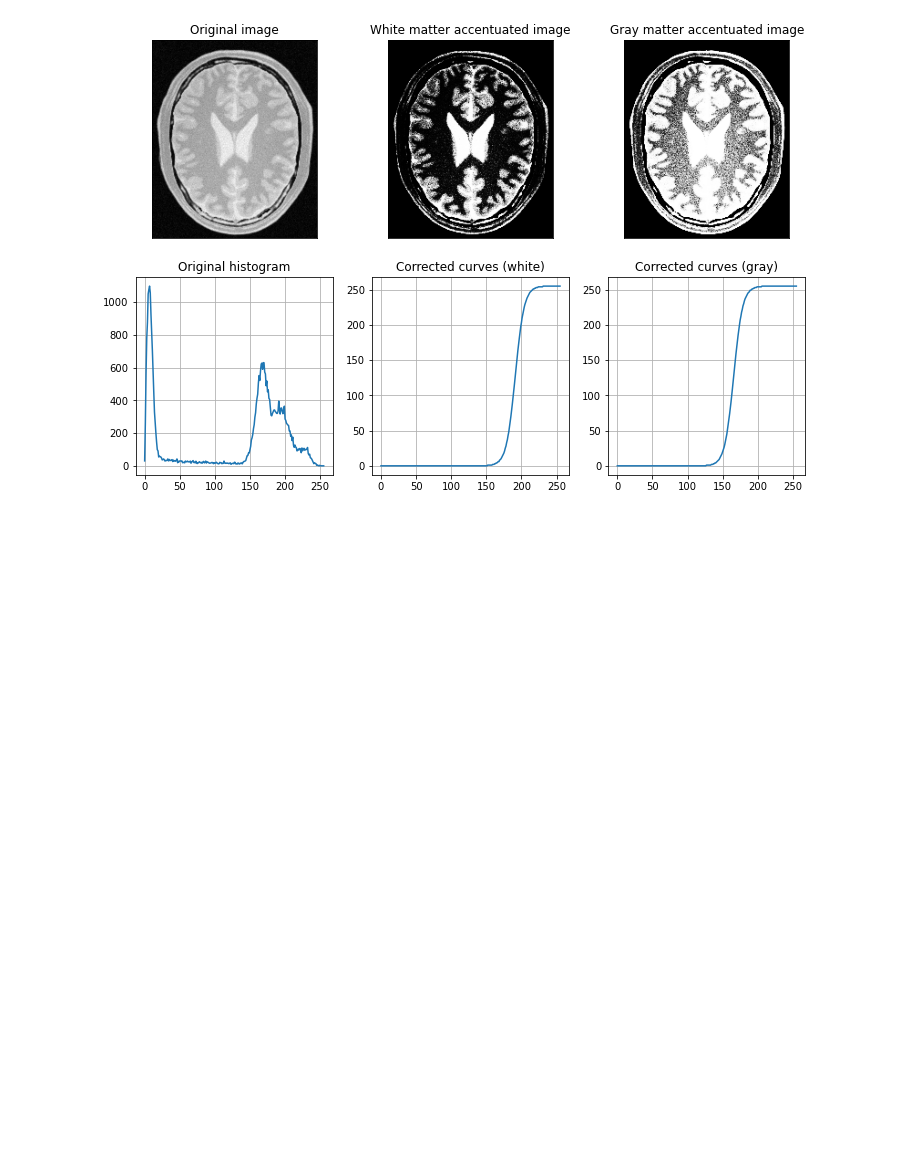
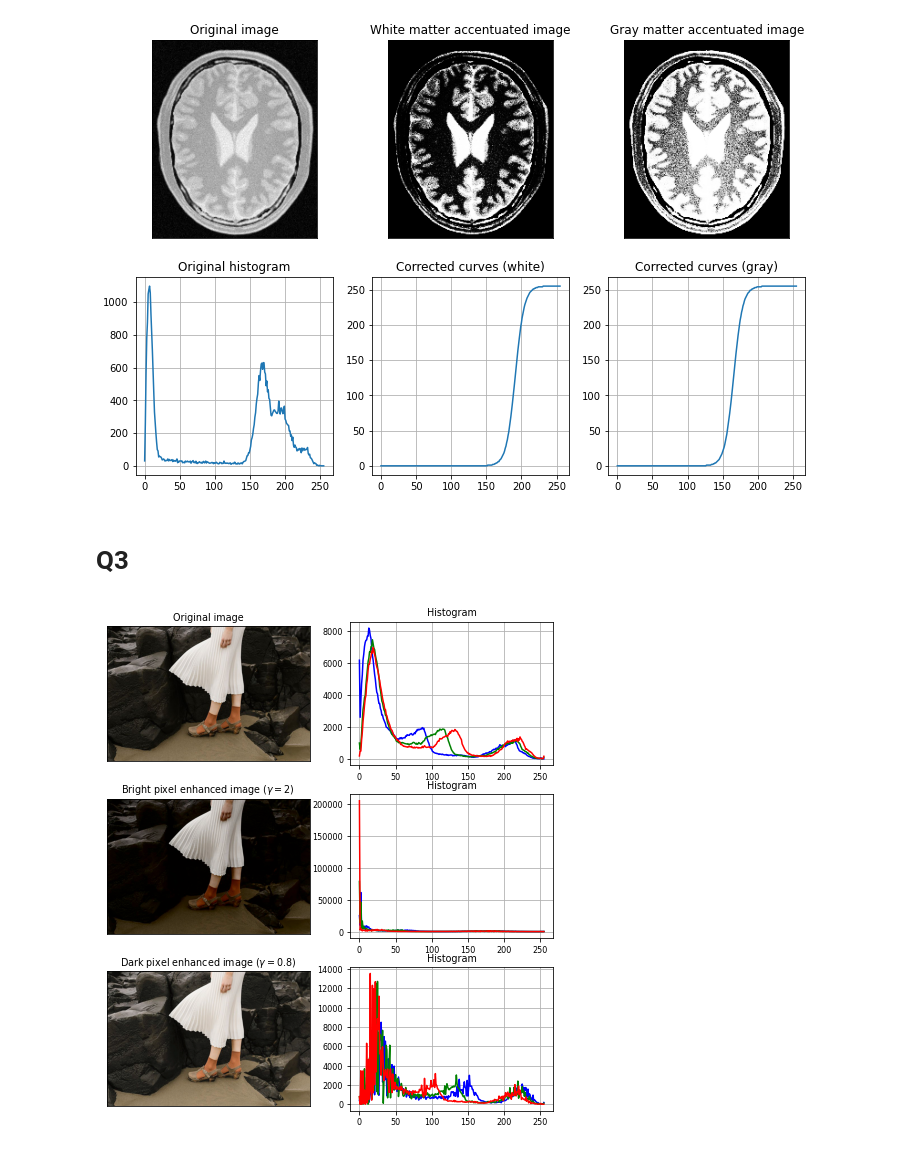
Before and after one commit to Avishka-Perera/UoM-S4-EN2550-Assignments, a Jupyter notebook: Answers/Assignment-1/assignment-1.ipynb, the cells around one changed output. Cells and saved outputs as stored; diff of their text form; code cells hidden in the pictures; blank space fills up the shorter version.

```diff
--- a/Answers/Assignment-1/assignment-1.ipynb
+++ b/Answers/Assignment-1/assignment-1.ipynb
@@ -82,3 +83,65 @@ ax[1][2].set_title("Corrected curves (gray)")
 plt.show()
 # %% [output]
 [figure]
+# %% [markdown]
+# Q3
+# %%
+font = {'size'   : 8}
+
+matplotlib.rc('font', **font)
+
+fig, ax = plt.subplots(3,2,figsize=(8,9))
+
+inp_img = cv.imread("assets/highlights_and_shadows.jpg")
+disp_inp_img = cv.cvtColor(inp_img, cv.COLOR_BGR2RGB)
+
+# find color corrections
+gamma_light = 2
+t_light = np.array([(p/255)**gamma_light*255 for p in range(256)]).astype(np.uint8)
+gamma_dark = 0.8
+t_dark = np.array([(p/255)**gamma_dark*255 for p in range(256)]).astype(np.uint8)
+
+# find light image
+LAB_light_img = cv.cvtColor(inp_img, cv.COLOR_BGR2LAB)
+LAB_light_img[:,:,0] = cv.LUT(LAB_light_img[:,:,0], t_light)
+disp_corrected_light_img = cv.cvtColor(LAB_light_img, cv.COLOR_LAB2RGB)
+
+# find dark image
+LAB_dark_img = cv.cvtColor(inp_img, cv.COLOR_BGR2LAB)
+LAB_dark_img[:,:,0] = cv.LUT(LAB_dark_img[:,:,0], t_dark)
+disp_corrected_dark_img = cv.cvtColor(LAB_dark_img, cv.COLOR_LAB2RGB)
+
+colors = ('b', 'g', 'r')
+
+# Original image
+ax[0][0].imshow(disp_inp_img)
+for i, c in enumerate(colors):
+  color_hist = cv.calcHist([inp_img], [i], None, [256], [0,256])
+  ax[0][1].plot(color_hist, color=c)
+
+# Light image
+ax[1][0].imshow(disp_corrected_light_img)
+for i, c in enumerate(colors):
+  color_hist = cv.calcHist([disp_corrected_light_img], [i], None, [256], [0,256])
+  ax[1][1].plot(color_hist, color=c)
+
+# Dark image
+ax[2][0].imshow(disp_corrected_dark_img)
+for i, c in enumerate(colors):
+  color_hist = cv.calcHist([disp_corrected_dark_img], [i], None, [256], [0,256])
+  ax[2][1].plot(color_hist, color=c)
+
+ax[0][0].set_title("Original image")
+ax[1][0].set_title(f"Bright pixel enhanced image $(\gamma={gamma_light})$")
+ax[2][0].set_title(f"Dark pixel enhanced image $(\gamma={gamma_dark})$")
+
+for j in range(3):
+    ax[j][0].set_xticks([])
+    ax[j][0].set_yticks([])
+    ax[j][1].grid(True)
+    ax[j][1].set_title("Histogram")
+
+
+plt.show()
+# %% [output]
+[figure, added]
```
Also changed, not shown: parts of 1 cell of this notebook.
